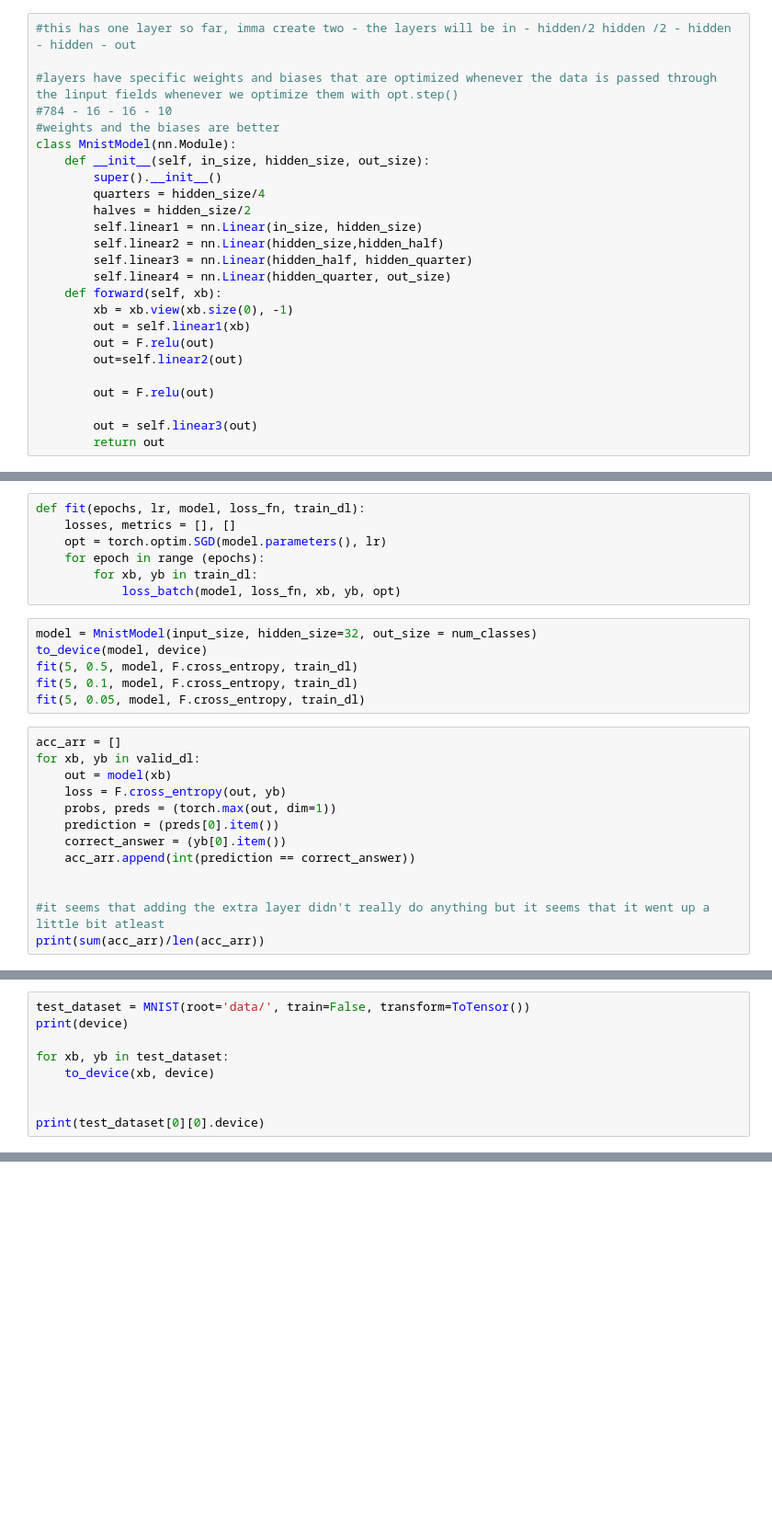
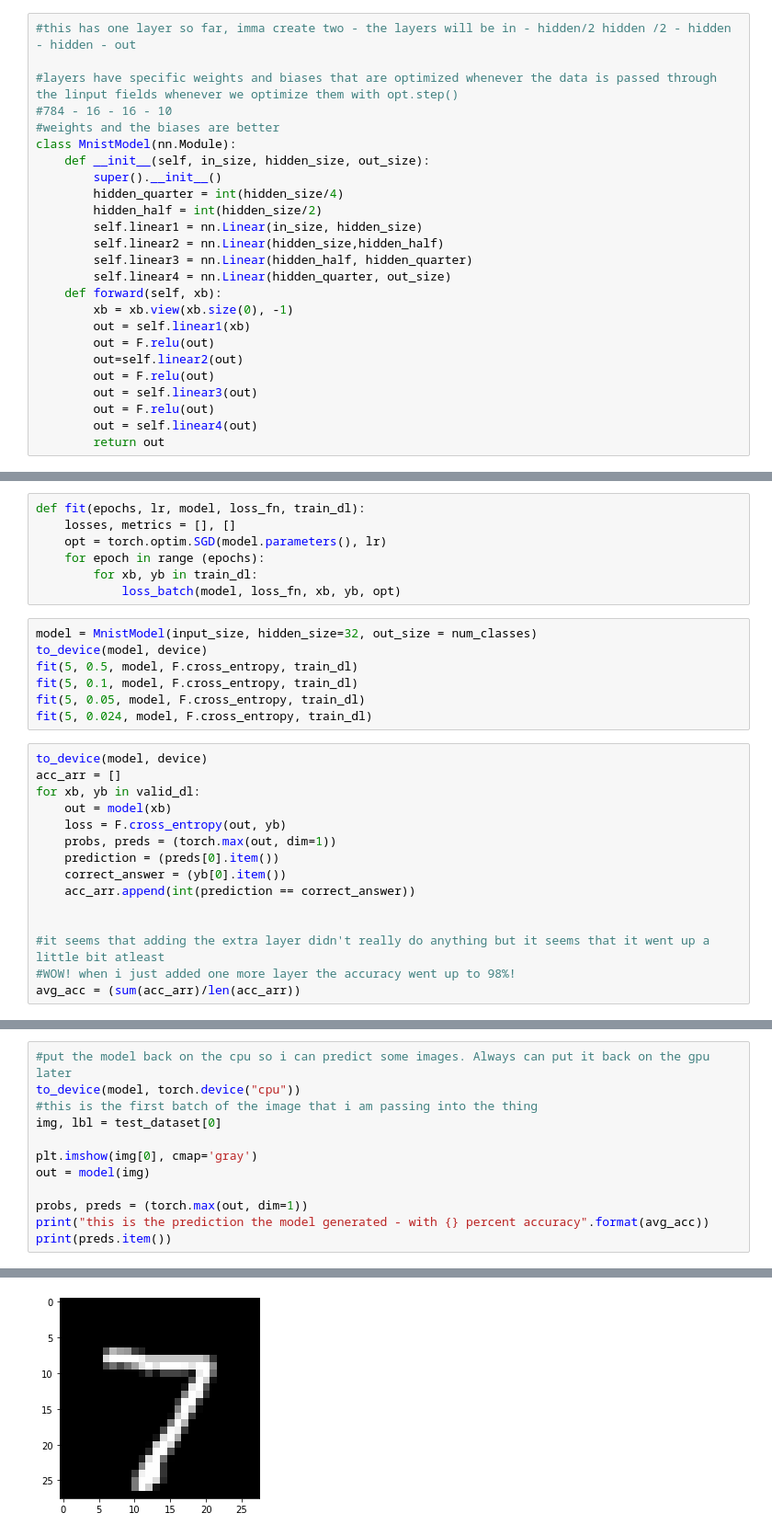
Before and after one commit to neildeo05/ml-notebooks, a Jupyter notebook: deeeeeeeeep.ipynb, the cells around one changed output, grey strips where cells are left out. Shown: that part at 92% size. Cells and saved outputs as stored; diff of their text form; blank space fills up the shorter version.

Commit message:
Can make prediction now, and you can easily take the model off the gpu

```diff
--- a/deeeeeeeeep.ipynb
+++ b/deeeeeeeeep.ipynb
@@ -58,8 +56,8 @@ val_loader = DataLoader(dataset, 100, sampler=val_sampler)
 class MnistModel(nn.Module):
     def __init__(self, in_size, hidden_size, out_size):
         super().__init__()
-        quarters = hidden_size/4
-        halves = hidden_size/2
+        hidden_quarter = int(hidden_size/4)
+        hidden_half = int(hidden_size/2)
         self.linear1 = nn.Linear(in_size, hidden_size)
         self.linear2 = nn.Linear(hidden_size,hidden_half)
         self.linear3 = nn.Linear(hidden_half, hidden_quarter)
@@ -69,10 +67,10 @@ class MnistModel(nn.Module):
         out = self.linear1(xb)
         out = F.relu(out)
         out=self.linear2(out)
-
         out = F.relu(out)
-
         out = self.linear3(out)
+        out = F.relu(out)
+        out = self.linear4(out)
         return out
 # %%
 input_size = 28**2
@@ -190,7 +190,9 @@ to_device(model, device)
 fit(5, 0.5, model, F.cross_entropy, train_dl)
 fit(5, 0.1, model, F.cross_entropy, train_dl)
 fit(5, 0.05, model, F.cross_entropy, train_dl)
+fit(5, 0.024, model, F.cross_entropy, train_dl)
 # %%
+to_device(model, device)
 acc_arr = []
 for xb, yb in valid_dl:
     out = model(xb)
@@ -202,4 +204,5 @@ for xb, yb in valid_dl:
 
 
 #it seems that adding the extra layer didn't really do anything but it seems that it went up a little bit atleast
-print(sum(acc_arr)/len(acc_arr))
+#WOW! when i just added one more layer the accuracy went up to 98%!
+avg_acc = (sum(acc_arr)/len(acc_arr))
@@ -208,9 +208,0 @@ print(sum(acc_arr)/len(acc_arr))
-# %%
-test_dataset = MNIST(root='data/', train=False, transform=ToTensor())
-print(device)
-
-for xb, yb in test_dataset:
-    to_device(xb, device)
-
-
-print(test_dataset[0][0].device)
@@ -259,0 +209,13 @@ the answer is  6
+# %%
+#put the model back on the cpu so i can predict some images. Always can put it back on the gpu later
+to_device(model, torch.device("cpu"))
+#this is the first batch of the image that i am passing into the thing
+img, lbl = test_dataset[0]
+
+plt.imshow(img[0], cmap='gray')
+out = model(img)
+
+probs, preds = (torch.max(out, dim=1))
+print("this is the prediction the model generated - with {} percent accuracy".format(avg_acc))
+print(preds.item())
+# %% [output]
@@ -259,0 +224 @@ the answer is  6
+[figure, added]
```
Also changed, not shown: parts of 11 cells of this notebook.
